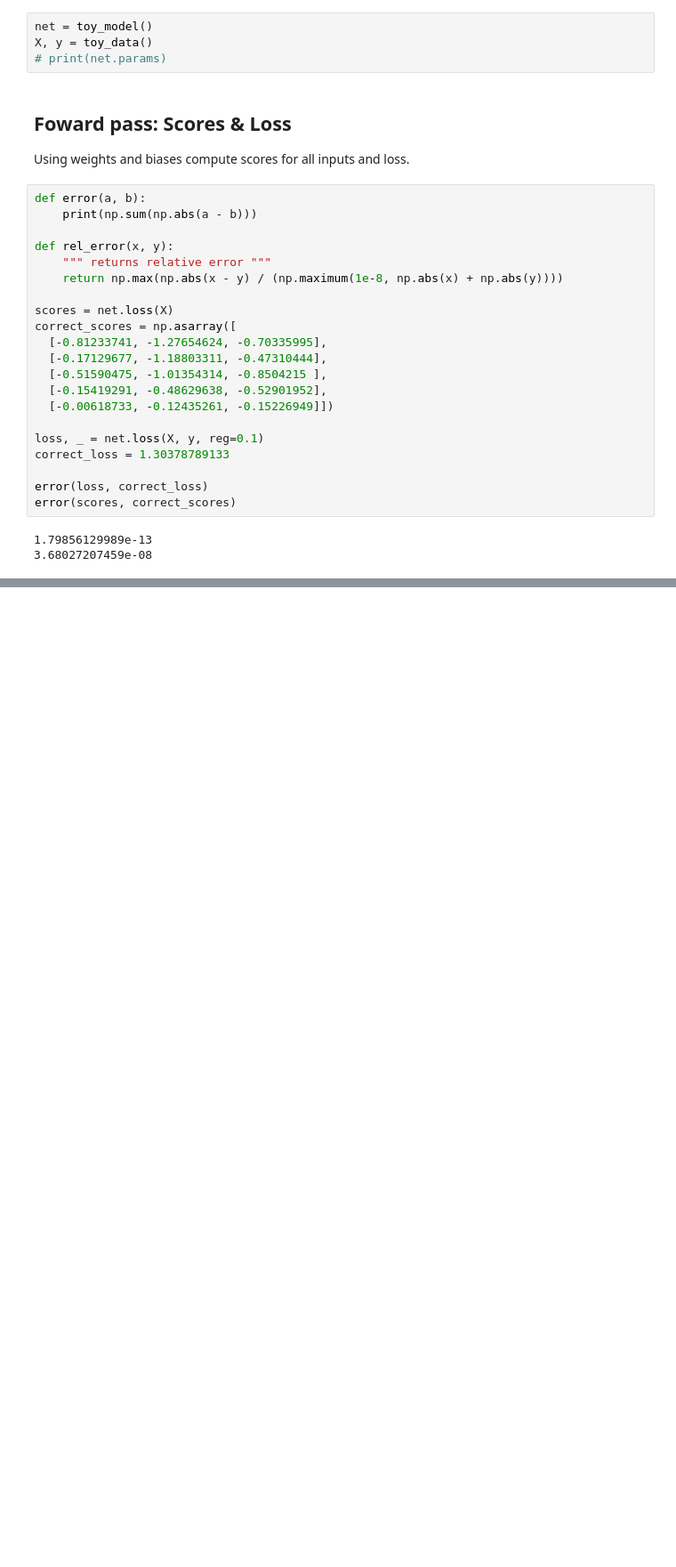
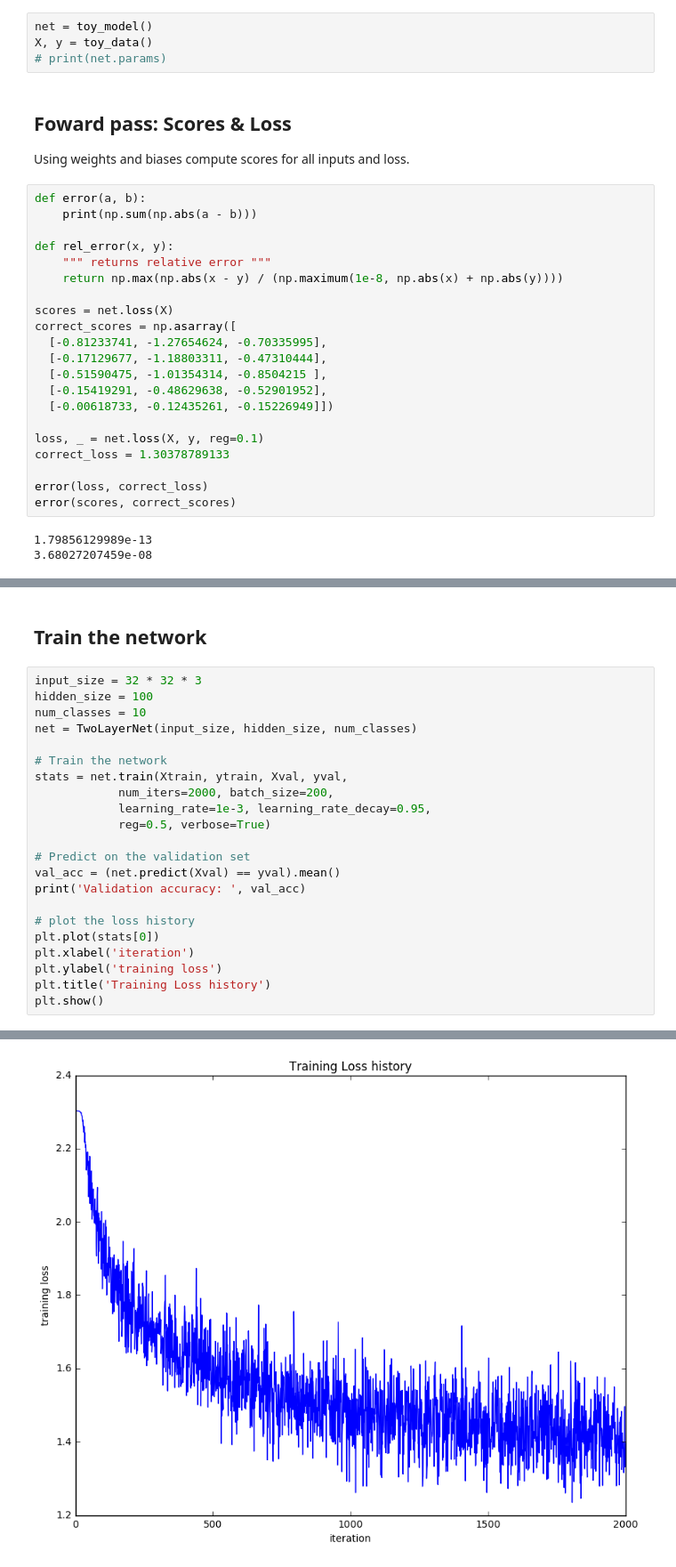
Before and after one commit to sksq96/cnn-learn, a Jupyter notebook: nn.ipynb, the cells around one changed output, grey strips where cells are left out. Shown at 89% size. Cells and saved outputs as stored; diff of their text form; blank space fills up the shorter version.

```diff
--- a/nn.ipynb
+++ b/nn.ipynb
@@ -88,0 +143,25 @@ W2 max relative error: 3.440708e-09
+# %% [markdown]
+## Train the network
+# %%
+input_size = 32 * 32 * 3
+hidden_size = 100
+num_classes = 10
+net = TwoLayerNet(input_size, hidden_size, num_classes)
+
+# Train the network
+stats = net.train(Xtrain, ytrain, Xval, yval,
+            num_iters=2000, batch_size=200,
+            learning_rate=1e-3, learning_rate_decay=0.95,
+            reg=0.5, verbose=True)
+
+# Predict on the validation set
+val_acc = (net.predict(Xval) == yval).mean()
+print('Validation accuracy: ', val_acc)
+
+# plot the loss history
+plt.plot(stats[0])
+plt.xlabel('iteration')
+plt.ylabel('training loss')
+plt.title('Training Loss history')
+plt.show()
+# %% [output]
@@ -88,0 +185 @@ W2 max relative error: 3.440708e-09
+[figure, added]
```
Also changed, not shown: parts of 18 cells of this notebook, 1 other file.
